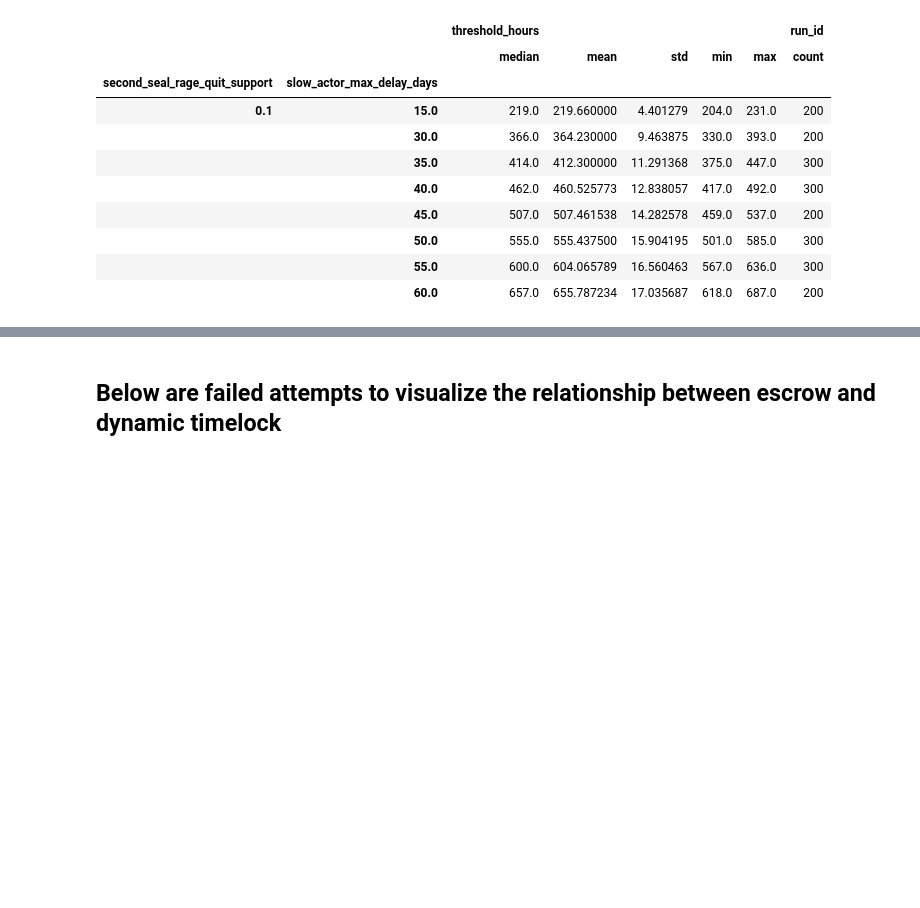
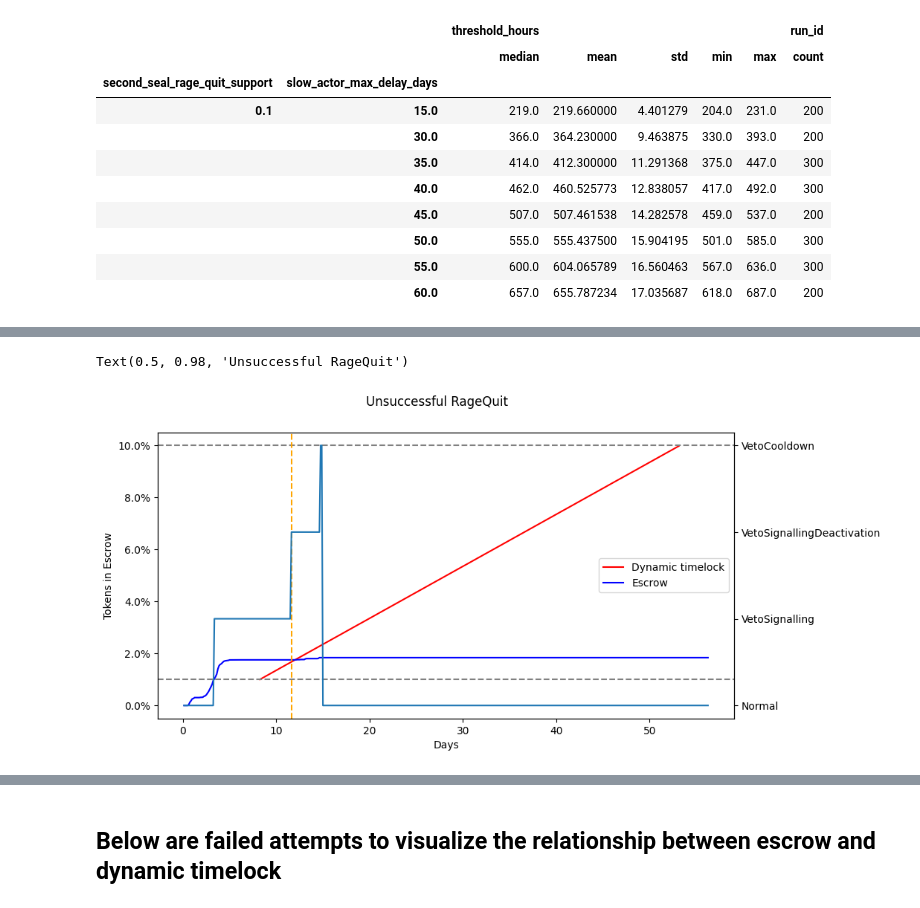
Before and after one commit to collectif-dao/dg-research, a Jupyter notebook: experiments/notebooks/clean_notebook_ragequit_slowactors_delay_sweep.ipynb, the cells around one changed output, grey strips where cells are left out. Drawn from its saved outputs; the diff is of its cells as text; code cells hidden in the pictures; blank space fills up the shorter version.

```diff
--- a/experiments/notebooks/clean_notebook_ragequit_slowactors_delay_sweep.ipynb
+++ b/experiments/notebooks/clean_notebook_ragequit_slowactors_delay_sweep.ipynb
@@ -69,0 +136,61 @@ threshold_times.groupby(['second_seal_rage_quit_support', 'slow_actor_max_delay_
+# %%
+def plot_dynamic_timelock(timestep_data_df):
+    import matplotlib.pyplot as plt
+    from matplotlib import ticker as mtick
+    import numpy as np
+
+    days = timestep_data_df['timestep'] * 3 / 24
+    escrow = timestep_data_df['actors_total_locked_relative']
+    dynamic_timelock_days = timestep_data_df['dg_dynamic_timelock_seconds'] / 3600 / 24
+
+    ragequit_day = timestep_data_df[timestep_data_df['dg_state_name'] == 'RageQuit'].timestep.min() * 3 / 24
+
+    start = timestep_data_df['timestep'][timestep_data_df['dg_state_name'] == 'VetoSignalling'].min() - 1
+    first_point = start + 5 * 24 / 3, 0.01
+    second_point = first_point[0] + 45 * 24 / 3, 0.1
+    n_timesteps = second_point[0] - first_point[0]
+    d_share = (second_point[1] - first_point[1]) / n_timesteps
+    looked_timesteps = np.arange(first_point[0], second_point[0]).astype(np.int32)
+    needed_shares = 0.01 + (looked_timesteps - first_point[0]) * d_share
+
+    fig, ax = plt.subplots(figsize=(10, 5))
+    ax.plot(looked_timesteps * 3 / 24, needed_shares, label='Dynamic timelock', color='red')
+    ax.plot(timestep_data_df['timestep'] * 3 / 24, escrow, label='Escrow', color='blue')
+    ax.yaxis.set_major_formatter(mtick.PercentFormatter(1))
+    ax.set_ylabel('Tokens in Escrow')
+    ax.set_xlabel('Days')
+
+    xlim = ax.get_xlim()
+    ax.plot(xlim, [0.1, 0.1], color='gray', linestyle='--')
+    ax.plot(xlim, [0.01, 0.01], color='gray', linestyle='--')
+    ax.set_xlim(xlim)
+
+    ylim = ax.get_ylim()
+    ax.plot([ragequit_day, ragequit_day], ylim, color='gray', linestyle='--')
+    ax.set_ylim(ylim)
+
+    # Find all timesteps where the current state is VetoSignallingDeactivation and the previous state was VetoSignalling
+    veto_deactivation_timesteps = timestep_data_df[
+        (timestep_data_df['dg_state_name'] == 'VetoSignallingDeactivation') &
+        (timestep_data_df['dg_state_name'].shift(1) == 'VetoSignalling')
+    ]['timestep'] * 3 / 24
+
+    for out_of_veto in veto_deactivation_timesteps:
+        ax.plot([out_of_veto, out_of_veto], ylim, color='orange', linestyle='--')
+
+    ax.set_ylim(ylim)
+    ax.legend()
+
+    ax2 = ax.twinx()
+    ax2.plot(days, timestep_data_df['dg_state_name'], label='DGState')
+
+    return fig
+
+# Usage
+run_id = 1999
+timestep_data_df = timestep_data_df_full_with_params[timestep_data_df_full_with_params['run_id'] == run_id]
+fig = plot_dynamic_timelock(timestep_data_df)
+fig.suptitle('Unsuccessful RageQuit')
+# %% [output]
+Text(0.5, 0.98, 'Unsuccessful RageQuit')
+[figure, added]
```
Also changed, not shown: parts of 17 cells of this notebook.
